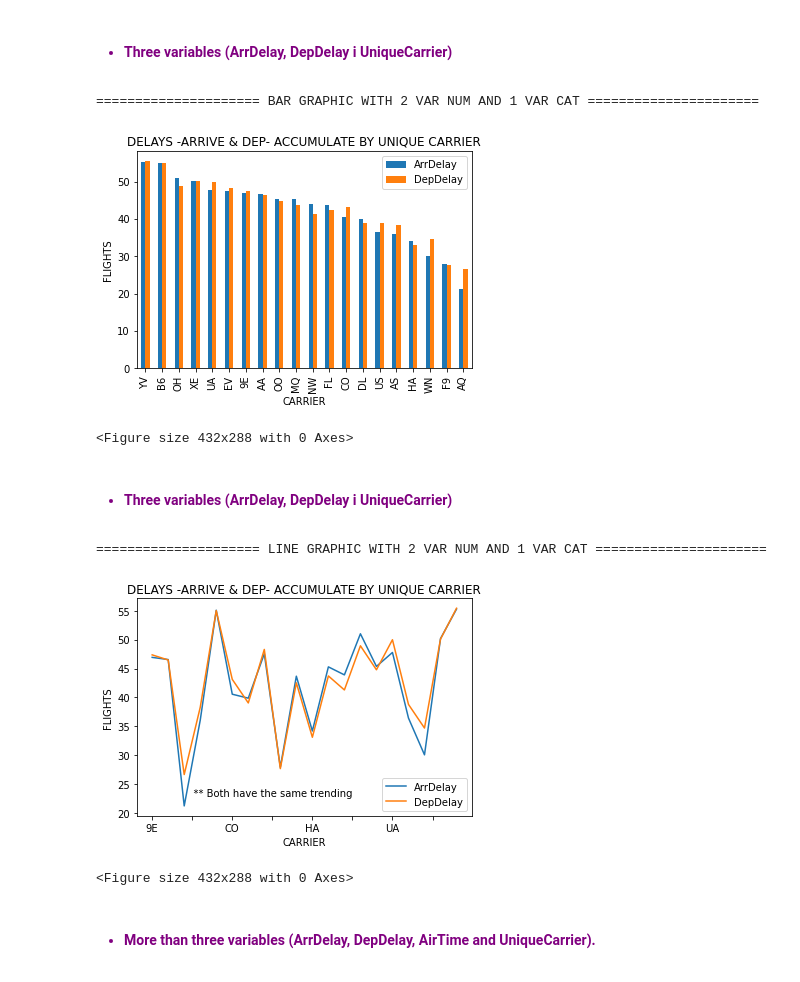
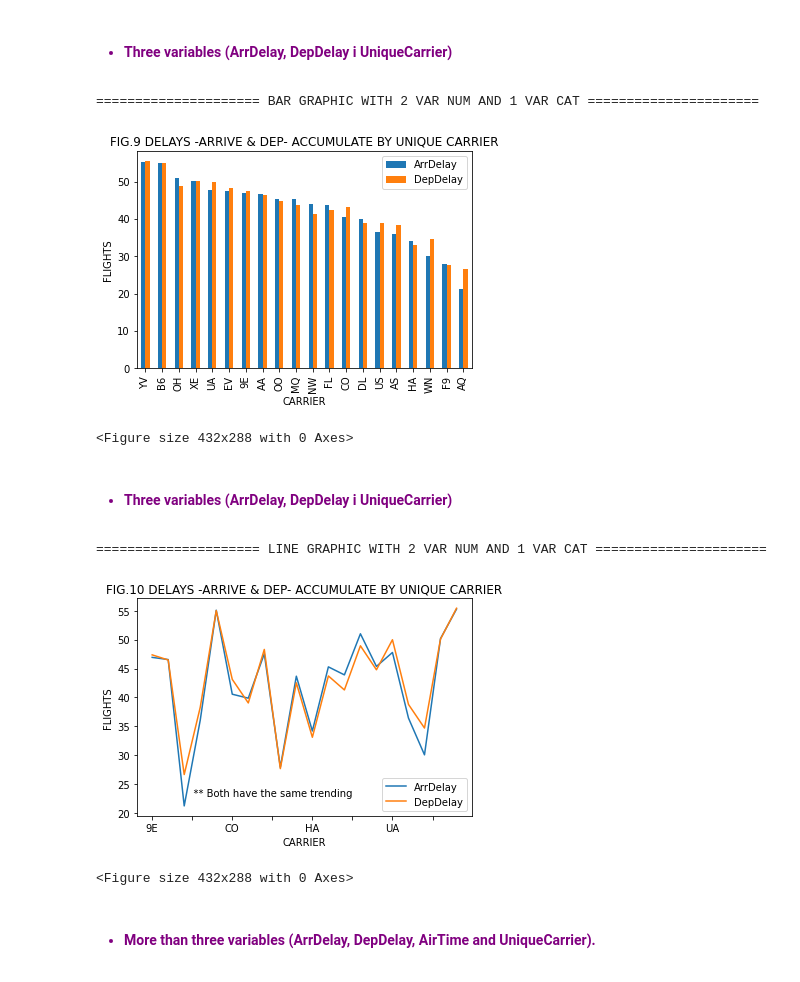
Before and after one commit to elizage/Eli-G, a Jupyter notebook: S04_T01.ipynb, the cells around one changed output. Saved outputs shown, nothing was run; the diff lists cells and outputs as text; code cells hidden in the pictures.

```diff
--- a/S04_T01.ipynb
+++ b/S04_T01.ipynb
@@ -251,16 +243,16 @@ plt.savefig('fig8.png')
 # %%
 #Three variables , 2 numeric varibles and 1 variable categorical
 print('===================== BAR GRAPHIC WITH 2 VAR NUM AND 1 VAR CAT ======================')
 layout.groupby('UniqueCarrier').mean().loc[:,['ArrDelay','DepDelay']].sort_values(by='ArrDelay',ascending=False).plot(kind='bar')
-plt.title('DELAYS -ARRIVE & DEP- ACCUMULATE BY UNIQUE CARRIER')
+plt.title('FIG.9 DELAYS -ARRIVE & DEP- ACCUMULATE BY UNIQUE CARRIER')
 plt.xlabel('CARRIER')
 plt.ylabel('FLIGHTS')
 plt.legend();
 plt.show()
 plt.savefig('fig9.png')
 # %% [output]
 ===================== BAR GRAPHIC WITH 2 VAR NUM AND 1 VAR CAT ======================
-[figure, old version]
+[figure, new version]
 <Figure size 432x288 with 0 Axes>
 # %% [markdown]
 <span style='color:purple'>
@@ -273,7 +264,7 @@ plt.savefig('fig9.png')
 print('===================== LINE GRAPHIC WITH 2 VAR NUM AND 1 VAR CAT ======================')
 layout.groupby('UniqueCarrier').mean().loc[:,['ArrDelay','DepDelay']].plot(kind='line')
 plt.text(1.8,23, '    ** Both have the same trending')
-plt.title('DELAYS -ARRIVE & DEP- ACCUMULATE BY UNIQUE CARRIER')
+plt.title('FIG.10 DELAYS -ARRIVE & DEP- ACCUMULATE BY UNIQUE CARRIER')
 plt.xlabel('CARRIER')
 plt.ylabel('FLIGHTS')
 plt.legend();
@@ -281,7 +272,7 @@ plt.show()
 plt.savefig('fig10.png')
 # %% [output]
 ===================== LINE GRAPHIC WITH 2 VAR NUM AND 1 VAR CAT ======================
-[figure, old version]
+[figure, new version]
 <Figure size 432x288 with 0 Axes>
 # %% [markdown]
 <span style='color:purple'>
```
Also changed, not shown: parts of 29 cells of this notebook.
